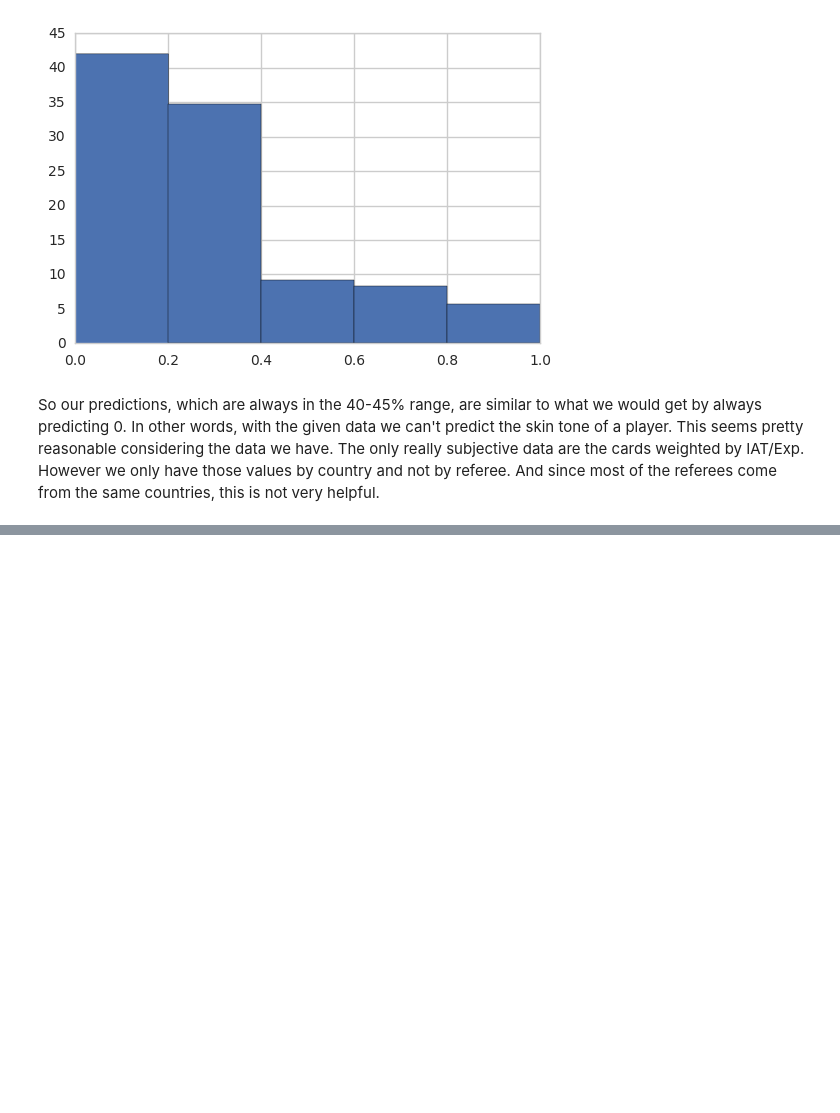
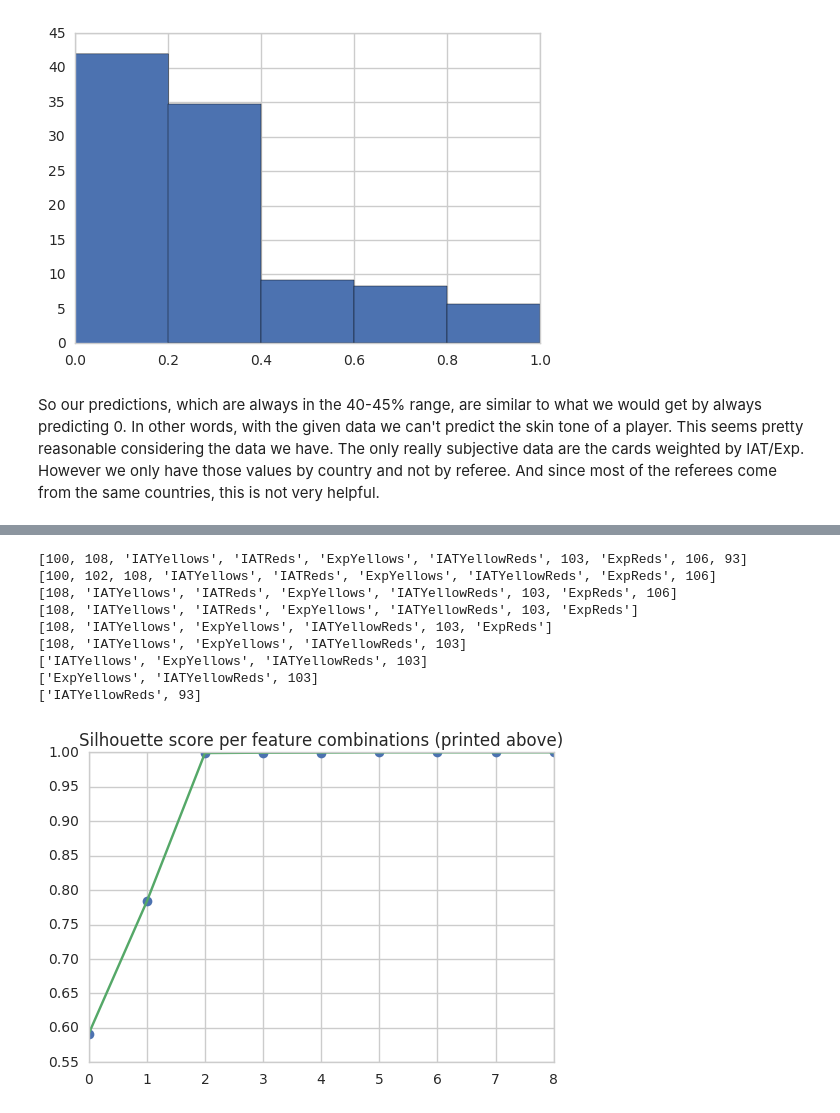
Before and after one commit to bojbilla/AdaHomeworks, a Jupyter notebook: 04 - Applied ML/HW4.ipynb, the cells around one changed output, grey strips where cells are left out. Saved outputs shown, nothing was run; the diff lists cells and outputs as text; code cells hidden in the pictures; blank space fills up the shorter version.

```diff
--- a/04 - Applied ML/HW4.ipynb
+++ b/04 - Applied ML/HW4.ipynb
@@ -326,0 +376,20 @@ So our predictions, which are always in the 40-45% range, are similar to what we
+# %%
+def name(x):
+    return dff2.columns[indices[x]]
+# %%
+plt.plot(bestSS,'o', bestSS, '-')
+plt.title('Silhouette score per feature combinations (printed above)')
+
+combSS = [[name(x) for x in arr ] for arr in bestICSS]
+_ =[print(x) for x in combSS]
+# %% [output]
+[100, 108, 'IATYellows', 'IATReds', 'ExpYellows', 'IATYellowReds', 103, 'ExpReds', 106, 93]
+[100, 102, 108, 'IATYellows', 'IATReds', 'ExpYellows', 'IATYellowReds', 'ExpReds', 106]
+[108, 'IATYellows', 'IATReds', 'ExpYellows', 'IATYellowReds', 103, 'ExpReds', 106]
+[108, 'IATYellows', 'IATReds', 'ExpYellows', 'IATYellowReds', 103, 'ExpReds']
+[108, 'IATYellows', 'ExpYellows', 'IATYellowReds', 103, 'ExpReds']
+[108, 'IATYellows', 'ExpYellows', 'IATYellowReds', 103]
+['IATYellows', 'ExpYellows', 'IATYellowReds', 103]
+['ExpYellows', 'IATYellowReds', 103]
+['IATYellowReds', 93]
+[figure, added]
```
Also changed, not shown: parts of 11 cells of this notebook.
